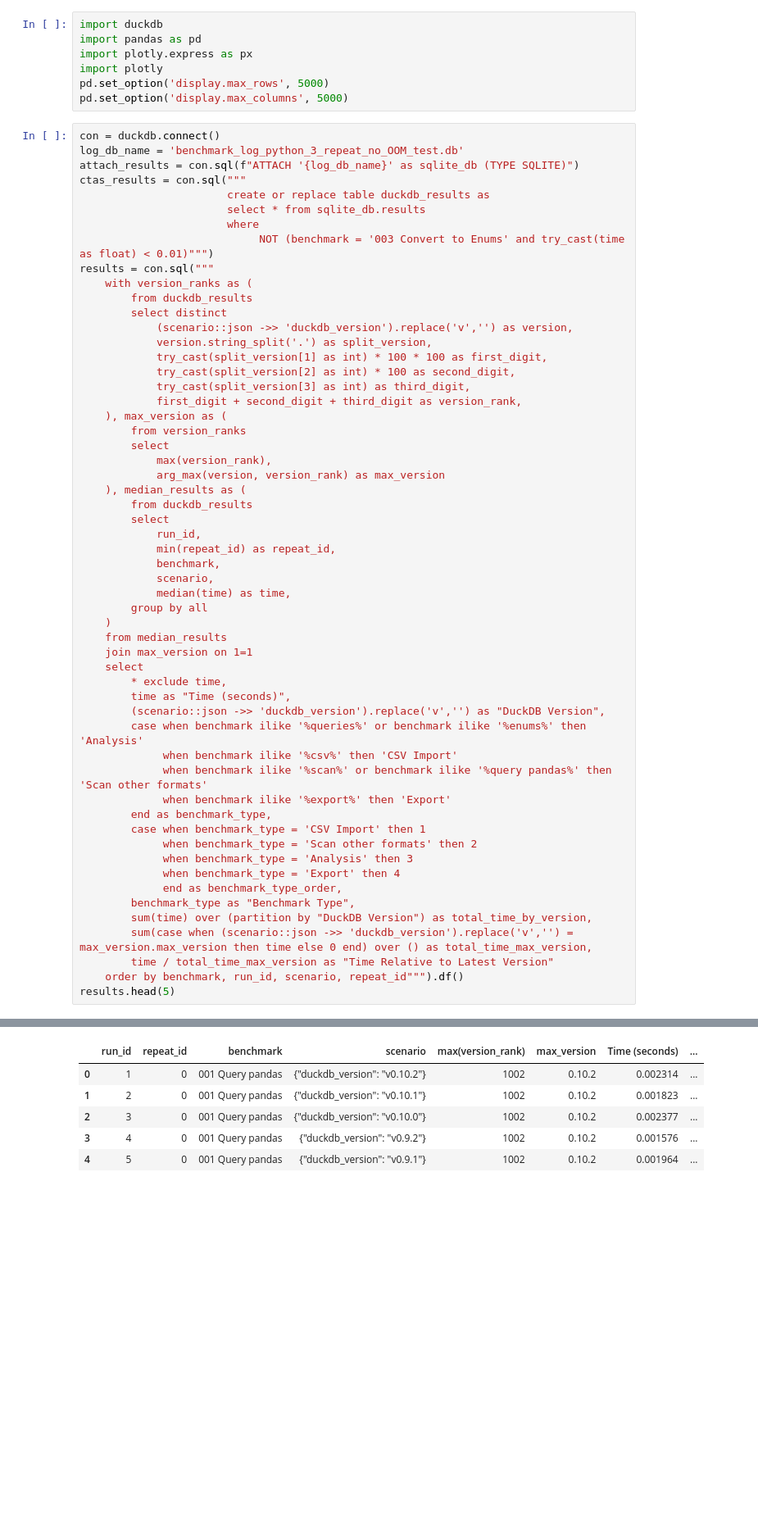
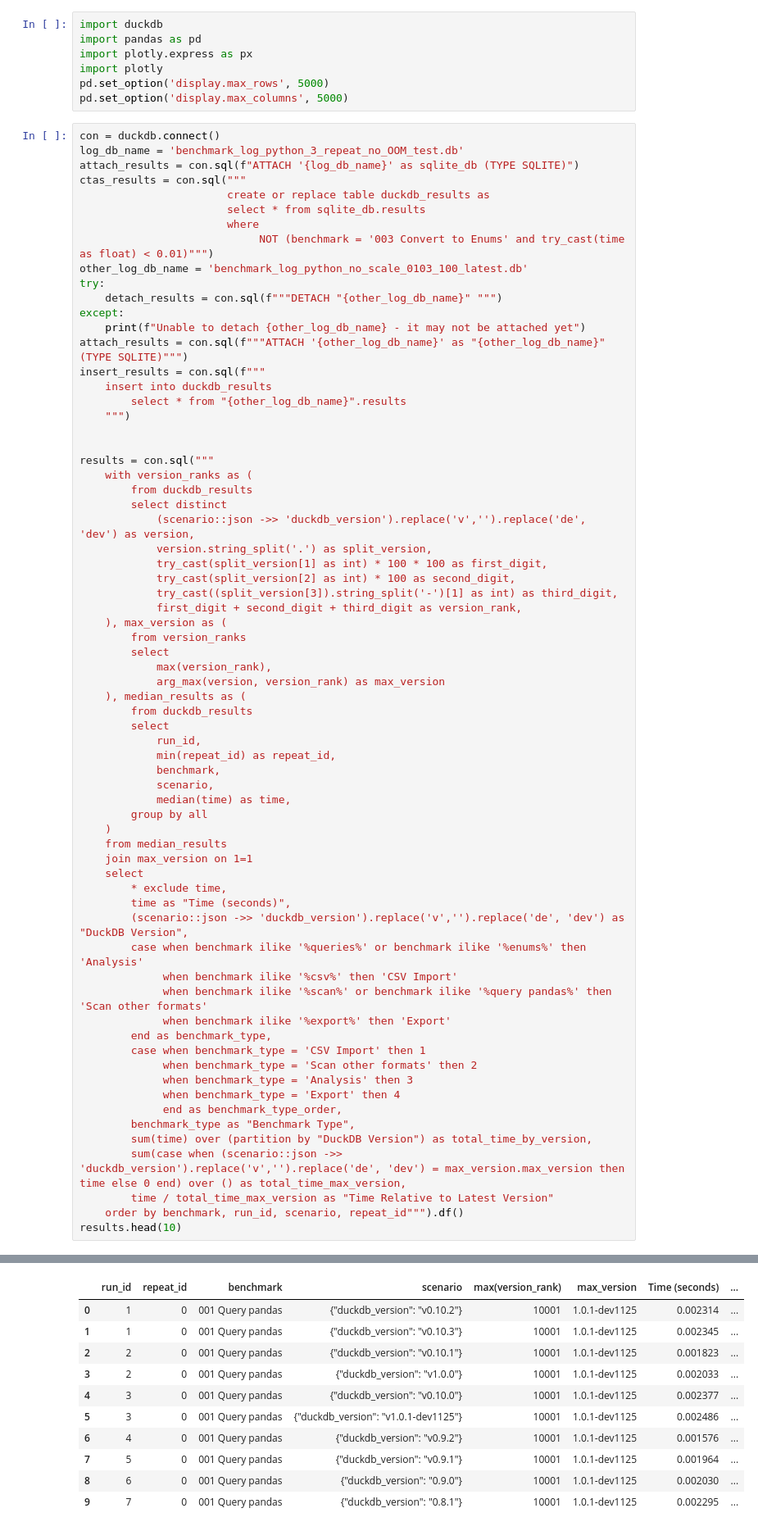
Before and after one commit to Alex-Monahan/duckdb_benchmarks_over_time, a Jupyter notebook: analyze_benchmark_results.ipynb, the cells around one changed output, grey strips where cells are left out. Shown at 82% size. Saved outputs shown, nothing was run; the diff lists cells and outputs as text; blank space fills up the shorter version.

```diff
--- a/analyze_benchmark_results.ipynb
+++ b/analyze_benchmark_results.ipynb
@@ -17,15 +17,27 @@ ctas_results = con.sql("""
                        select * from sqlite_db.results
                        where
                             NOT (benchmark = '003 Convert to Enums' and try_cast(time as float) < 0.01)""")
+other_log_db_name = 'benchmark_log_python_no_scale_0103_100_latest.db'
+try:
+    detach_results = con.sql(f"""DETACH "{other_log_db_name}" """)
+except:
+    print(f"Unable to detach {other_log_db_name} - it may not be attached yet")
+attach_results = con.sql(f"""ATTACH '{other_log_db_name}' as "{other_log_db_name}" (TYPE SQLITE)""")
+insert_results = con.sql(f"""
+    insert into duckdb_results
+        select * from "{other_log_db_name}".results
+    """)
+
+
 results = con.sql("""
     with version_ranks as (
         from duckdb_results
         select distinct
-            (scenario::json ->> 'duckdb_version').replace('v','') as version,
+            (scenario::json ->> 'duckdb_version').replace('v','').replace('de', 'dev') as version,
             version.string_split('.') as split_version,
             try_cast(split_version[1] as int) * 100 * 100 as first_digit,
             try_cast(split_version[2] as int) * 100 as second_digit,
-            try_cast(split_version[3] as int) as third_digit,
+            try_cast((split_version[3]).string_split('-')[1] as int) as third_digit,
             first_digit + second_digit + third_digit as version_rank,
     ), max_version as (
         from version_ranks
@@ -47,7 +59,7 @@ results = con.sql("""
     select
         * exclude time,
         time as "Time (seconds)",
-        (scenario::json ->> 'duckdb_version').replace('v','') as "DuckDB Version",
+        (scenario::json ->> 'duckdb_version').replace('v','').replace('de', 'dev') as "DuckDB Version",
         case when benchmark ilike '%queries%' or benchmark ilike '%enums%' then 'Analysis'
              when benchmark ilike '%csv%' then 'CSV Import'
              when benchmark ilike '%scan%' or benchmark ilike '%query pandas%' then 'Scan other formats'
@@ -60,8 +72,8 @@ results = con.sql("""
              end as benchmark_type_order,
         benchmark_type as "Benchmark Type",
         sum(time) over (partition by "DuckDB Version") as total_time_by_version,
-        sum(case when (scenario::json ->> 'duckdb_version').replace('v','') = max_version.max_version then time else 0 end) over () as total_time_max_version,
+        sum(case when (scenario::json ->> 'duckdb_version').replace('v','').replace('de', 'dev') = max_version.max_version then time else 0 end) over () as total_time_max_version,
         time / total_time_max_version as "Time Relative to Latest Version"
     order by benchmark, run_id, scenario, repeat_id""").df()
-results.head(5)
+results.head(10)
 # %% [output]
@@ -68,6 +81,11 @@ results.head(5)
 |  | run_id | repeat_id | benchmark | scenario | max(version_rank) | max_version | Time (seconds) | ... |
-| 0 | 1 | 0 | 001 Query pandas | {"duckdb_version": "v0.10.2"} | 1002 | 0.10.2 | 0.002314 | ... |
-| 1 | 2 | 0 | 001 Query pandas | {"duckdb_version": "v0.10.1"} | 1002 | 0.10.2 | 0.001823 | ... |
-| 2 | 3 | 0 | 001 Query pandas | {"duckdb_version": "v0.10.0"} | 1002 | 0.10.2 | 0.002377 | ... |
-| 3 | 4 | 0 | 001 Query pandas | {"duckdb_version": "v0.9.2"} | 1002 | 0.10.2 | 0.001576 | ... |
-| 4 | 5 | 0 | 001 Query pandas | {"duckdb_version": "v0.9.1"} | 1002 | 0.10.2 | 0.001964 | ... |
+| 0 | 1 | 0 | 001 Query pandas | {"duckdb_version": "v0.10.2"} | 10001 | 1.0.1-dev1125 | 0.002314 | ... |
+| 1 | 1 | 0 | 001 Query pandas | {"duckdb_version": "v0.10.3"} | 10001 | 1.0.1-dev1125 | 0.002345 | ... |
+| 2 | 2 | 0 | 001 Query pandas | {"duckdb_version": "v0.10.1"} | 10001 | 1.0.1-dev1125 | 0.001823 | ... |
+| 3 | 2 | 0 | 001 Query pandas | {"duckdb_version": "v1.0.0"} | 10001 | 1.0.1-dev1125 | 0.002033 | ... |
+| 4 | 3 | 0 | 001 Query pandas | {"duckdb_version": "v0.10.0"} | 10001 | 1.0.1-dev1125 | 0.002377 | ... |
+| 5 | 3 | 0 | 001 Query pandas | {"duckdb_version": "v1.0.1-dev1125"} | 10001 | 1.0.1-dev1125 | 0.002486 | ... |
+| 6 | 4 | 0 | 001 Query pandas | {"duckdb_version": "v0.9.2"} | 10001 | 1.0.1-dev1125 | 0.001576 | ... |
+| 7 | 5 | 0 | 001 Query pandas | {"duckdb_version": "v0.9.1"} | 10001 | 1.0.1-dev1125 | 0.001964 | ... |
+| 8 | 6 | 0 | 001 Query pandas | {"duckdb_version": "0.9.0"} | 10001 | 1.0.1-dev1125 | 0.002030 | ... |
+| 9 | 7 | 0 | 001 Query pandas | {"duckdb_version": "0.8.1"} | 10001 | 1.0.1-dev1125 | 0.002295 | ... |
```
Also changed, not shown: parts of 10 cells of this notebook.
